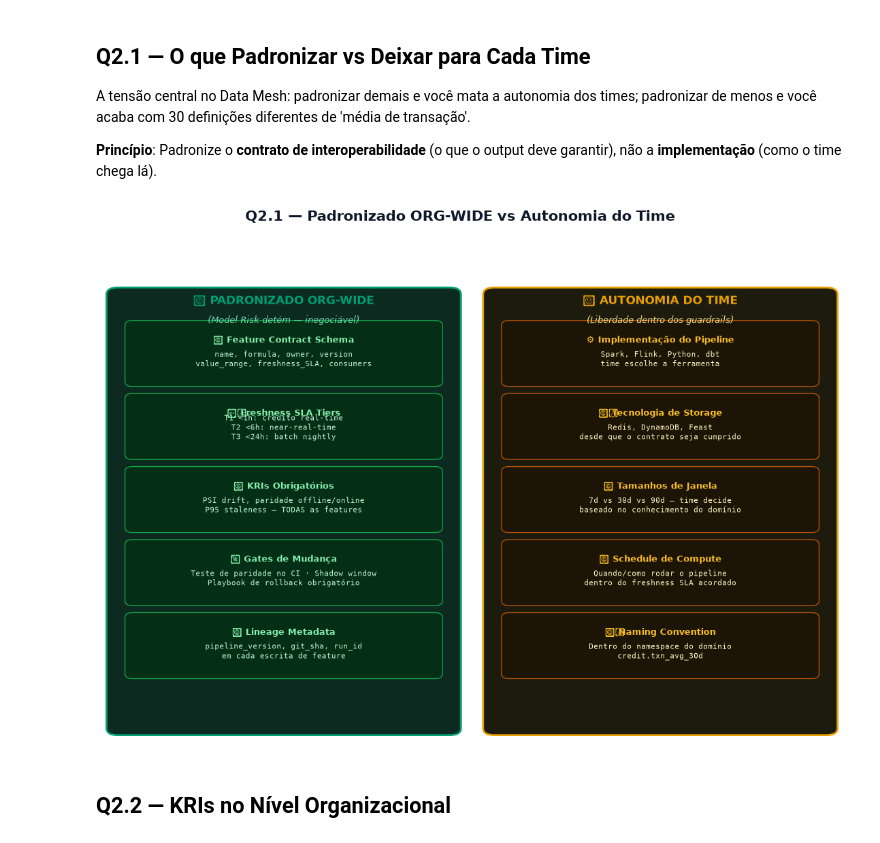
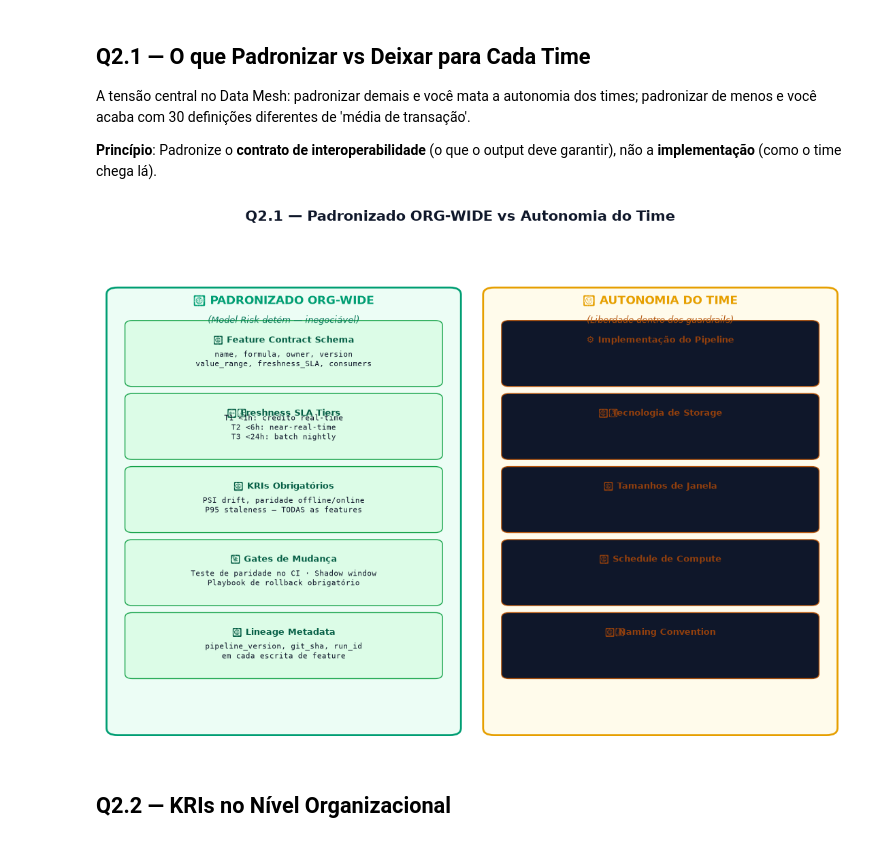
Before and after one commit to Cristiano2132/nubank-model-risk-business-case, a Jupyter notebook: business_case_answers.ipynb, the cells around one changed output. Saved outputs shown, nothing was run; the diff lists cells and outputs as text; code cells hidden in the pictures.

```diff
--- a/business_case_answers.ipynb
+++ b/business_case_answers.ipynb
@@ -50,19 +50,19 @@ TRANSACTIONS_CSV = DATA_DIR / 'transactions.csv'
 # Executive Light Theme (Okabe-Ito Colorblind Friendly)
 plt.rcParams.update({
     'figure.facecolor': '#ffffff', 'axes.facecolor': '#ffffff',
-    'axes.edgecolor': '#cbd5e1', 'axes.labelcolor': '#334155',
+    'axes.edgecolor': '#0f172a', 'axes.labelcolor': '#334155',
     'text.color': '#0f172a', 'xtick.color': '#475569', 'ytick.color': '#475569',
     'grid.color': '#e2e8f0', 'grid.alpha': 0.7, 'font.family': 'sans-serif',
     'font.size': 11, 'axes.titlesize': 14, 'axes.titlecolor': '#0f172a',
     'axes.titleweight': 'bold', 'legend.facecolor': '#ffffff',
-    'legend.edgecolor': '#cbd5e1', 'legend.labelcolor': '#334155',
+    'legend.edgecolor': '#0f172a', 'legend.labelcolor': '#334155',
 })
 
 def style_chart(ax):
     ax.spines['top'].set_visible(False)
     ax.spines['right'].set_visible(False)
-    ax.spines['left'].set_color('#cbd5e1')
-    ax.spines['bottom'].set_color('#cbd5e1')
+    ax.spines['left'].set_color('#0f172a')
+    ax.spines['bottom'].set_color('#0f172a')
     ax.grid(axis='y', linestyle='--', alpha=0.7, color='#0f172a')
     ax.tick_params(colors='#475569')
 
@@ -266,7 +266,7 @@ ax = axes[1]
 ax.set_xlim(0, 10); ax.set_ylim(0, 10); ax.axis('off')
 boxes = [
     (5, 9.0, 'config.py\nFRESHNESS_TTL = timedelta(hours=6)', '#1e3a5f', '#38bdf8'),
-    (5, 6.5, 'online_store.py :: get_features(customer_id)', '#f8fafc', '#64748b'),
+    (5, 6.5, 'online_store.py :: get_features(customer_id)', '#f8fafc', '#475569'),
     (5, 4.0, 'SELECT feature_name, value, computed_at\nFROM online_features\nWHERE customer_id = ?\n← SEM CHECAGEM DE TTL', '#3b1717', '#f87171'),
     (5, 1.5, 'feature_api.py → valor stale retornado silenciosamente', '#3b1717', '#f97316'),
 ]
@@ -275,7 +275,7 @@ for (x, y, txt, bg, border) in boxes:
                  boxstyle='round,pad=0.1', facecolor=bg, edgecolor=border, linewidth=2))
     ax.text(x, y, txt, ha='center', va='center', fontsize=8.5, color='#0f172a', fontfamily='monospace')
 for ys, ye in [(8.35, 7.15), (5.85, 4.75), (3.35, 2.15)]:
-    ax.annotate('', xy=(5, ye), xytext=(5, ys), arrowprops=dict(arrowstyle='->', color='#64748b', lw=1.5))
+    ax.annotate('', xy=(5, ye), xytext=(5, ys), arrowprops=dict(arrowstyle='->', color='#475569', lw=1.5))
 ax.text(6.5, 7.75, '❌ nunca importado', fontsize=9, color=COL_HI, style='italic')
 ax.set_title('B — TTL config nunca chega ao read path')
 fig.tight_layout()
@@ -430,7 +430,7 @@ ax.set_facecolor('#ffffff')
 ax.set_xlim(0.3, 5.7); ax.set_ylim(0.3, 5.7)
 ax.set_title('Compass — Risk Register (Q1.1)', fontsize=14, color='#0f172a', fontweight='bold', pad=14)
 
-for (x, y, w, h, c) in [(0.3,0.3,2.7,2.7,'#052e16'),(0.3,3.0,2.7,2.7,'#422006'),(3.0,0.3,2.7,2.7,'#422006'),(3.0,3.0,2.7,2.7,'#450a0a')]:
+for (x, y, w, h, c) in [(0.3,0.3,2.7,2.7,'#dcfce7'),(0.3,3.0,2.7,2.7,'#0f172a'),(3.0,0.3,2.7,2.7,'#0f172a'),(3.0,3.0,2.7,2.7,'#fee2e2')]:
     ax.add_patch(Rectangle((x,y),w,h,facecolor=c,edgecolor='#ffffff',linewidth=1,zorder=0))
 for (lbl,x,y) in [('LOW',1.65,1.65),('MEDIUM',1.65,4.35),('MEDIUM',4.35,1.65),('HIGH',4.35,4.35)]:
     ax.text(x,y,lbl,ha='center',va='center',color='#475569',fontsize=11,alpha=0.6)
@@ -446,11 +446,11 @@ for (lbl, like, impact, col) in risks_map:
     ax.text(like + 0.12, impact + 0.12, lbl, fontsize=8.5, color='#0f172a', zorder=4,
             bbox=dict(boxstyle='round,pad=0.2', facecolor='#ffffff', edgecolor=col, alpha=0.9))
 
-ax.set_xlabel('Probabilidade →', color='#64748b', fontsize=11)
-ax.set_ylabel('Impacto →', color='#64748b', fontsize=11)
+ax.set_xlabel('Probabilidade →', color='#475569', fontsize=11)
+ax.set_ylabel('Impacto →', color='#475569', fontsize=11)
 ax.set_xticks([1,2,3,4,5]); ax.set_yticks([1,2,3,4,5])
-ax.set_xticklabels(['M.Baixa','Baixa','Média','Alta','M.Alta'], color='#64748b')
-ax.set_yticklabels(['M.Baixo','Baixo','Médio','Alto','M.Alto'], color='#64748b')
-for sp in ax.spines.values(): sp.set_edgecolor('#cbd5e1')
+ax.set_xticklabels(['M.Baixa','Baixa','Média','Alta','M.Alta'], color='#475569')
+ax.set_yticklabels(['M.Baixo','Baixo','Médio','Alto','M.Alto'], color='#475569')
+for sp in ax.spines.values(): sp.set_edgecolor('#0f172a')
 plt.show()
 # %% [output]
@@ -769,44 +769,44 @@ A tensão central no Data Mesh: padronizar demais e você mata a autonomia dos t
 fig, ax = plt.subplots(figsize=(14, 9))
 fig.suptitle('Q2.1 — Padronizado ORG-WIDE vs Autonomia do Time', fontsize=15, color='#0f172a', fontweight='bold')
 ax.set_xlim(0,10); ax.set_ylim(0,10); ax.axis('off')
 
 ax.add_patch(mpatches.FancyBboxPatch((0.2,0.3),4.5,9.2,boxstyle='round,pad=0.15',
-             facecolor='#0c2a1f',edgecolor=COL_LO,linewidth=2))
+             facecolor='#ecfdf5',edgecolor=COL_LO,linewidth=2))
 ax.text(2.45,9.3,'🔒 PADRONIZADO ORG-WIDE',ha='center',fontsize=12,color=COL_LO,fontweight='bold')
-ax.text(2.45,8.9,'(Model Risk detém — inegociável)',ha='center',fontsize=9,color='#6ee7b7',style='italic')
+ax.text(2.45,8.9,'(Model Risk detém — inegociável)',ha='center',fontsize=9,color='#047857',style='italic')
 
 for i,(title,desc) in enumerate([
     ('📐 Feature Contract Schema','name, formula, owner, version\nvalue_range, freshness_SLA, consumers'),
     ('⏱️ Freshness SLA Tiers','T1 <1h: crédito real-time\nT2 <6h: near-real-time\nT3 <24h: batch nightly'),
     ('📊 KRIs Obrigatórios','PSI drift, paridade offline/online\nP95 staleness — TODAS as features'),
     ('🚦 Gates de Mudança','Teste de paridade no CI · Shadow window\nPlaybook de rollback obrigatório'),
     ('📜 Lineage Metadata','pipeline_version, git_sha, run_id\nem cada escrita de feature'),
 ]):
     y = 8.2 - i*1.55
-    ax.add_patch(mpatches.FancyBboxPatch((0.4,y-0.55),4.1,1.2,boxstyle='round,pad=0.1',facecolor='#052e16',edgecolor='#16a34a',linewidth=1))
-    ax.text(2.45,y+0.28,title,ha='center',fontsize=9.5,color='#86efac',fontweight='bold')
-    ax.text(2.45,y-0.22,desc,ha='center',fontsize=8,color='#bbf7d0',fontfamily='monospace')
+    ax.add_patch(mpatches.FancyBboxPatch((0.4,y-0.55),4.1,1.2,boxstyle='round,pad=0.1',facecolor='#dcfce7',edgecolor='#16a34a',linewidth=1))
+    ax.text(2.45,y+0.28,title,ha='center',fontsize=9.5,color='#065f46',fontweight='bold')
+    ax.text(2.45,y-0.22,desc,ha='center',fontsize=8,color='#0f172a',fontfamily='monospace')
 
 ax.add_patch(mpatches.FancyBboxPatch((5.3,0.3),4.5,9.2,boxstyle='round,pad=0.15',
-             facecolor='#1c1b0e',edgecolor=COL_MED,linewidth=2))
+             facecolor='#fffbeb',edgecolor=COL_MED,linewidth=2))
 ax.text(7.55,9.3,'🧩 AUTONOMIA DO TIME',ha='center',fontsize=12,color=COL_MED,fontweight='bold')
-ax.text(7.55,8.9,'(Liberdade dentro dos guardrails)',ha='center',fontsize=9,color='#fde68a',style='italic')
+ax.text(7.55,8.9,'(Liberdade dentro dos guardrails)',ha='center',fontsize=9,color='#b45309',style='italic')
 
 for i,(title,desc) in enumerate([
     ('⚙️ Implementação do Pipeline','Spark, Flink, Python, dbt\ntime escolhe a ferramenta'),
     ('🗄️ Tecnologia de Storage','Redis, DynamoDB, Feast\ndesde que o contrato seja cumprido'),
     ('📐 Tamanhos de Janela','7d vs 30d vs 90d — time decide\nbaseado no conhecimento do domínio'),
     ('🔧 Schedule de Compute','Quando/como rodar o pipeline\ndentro do freshness SLA acordado'),
     ('🏷️ Naming Convention','Dentro do namespace do domínio\ncredit.txn_avg_30d'),
 ]):
     y = 8.2 - i*1.55
-    ax.add_patch(mpatches.FancyBboxPatch((5.5,y-0.55),4.1,1.2,boxstyle='round,pad=0.1',facecolor='#1c1404',edgecolor='#b45309',linewidth=1))
-    ax.text(7.55,y+0.28,title,ha='center',fontsize=9.5,color='#fbbf24',fontweight='bold')
-    ax.text(7.55,y-0.22,desc,ha='center',fontsize=8,color='#fef3c7',fontfamily='monospace')
+    ax.add_patch(mpatches.FancyBboxPatch((5.5,y-0.55),4.1,1.2,boxstyle='round,pad=0.1',facecolor='#0f172a',edgecolor='#b45309',linewidth=1))
+    ax.text(7.55,y+0.28,title,ha='center',fontsize=9.5,color='#92400e',fontweight='bold')
+    ax.text(7.55,y-0.22,desc,ha='center',fontsize=8,color='#0f172a',fontfamily='monospace')
 
 plt.show()
 # %% [output]
-[figure, old version]
+[figure, new version]
 # %% [markdown]
 ## Q2.2 — KRIs no Nível Organizacional
 # %%
```
Also changed, not shown: parts of 12 cells of this notebook.
